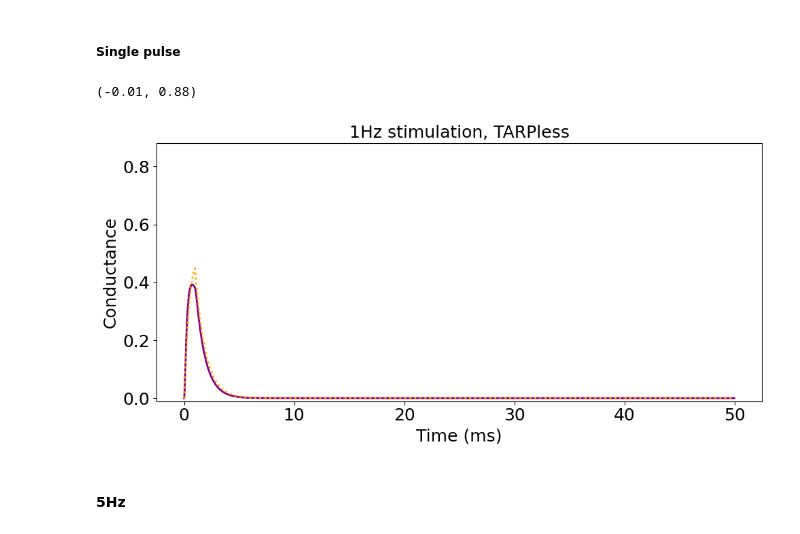
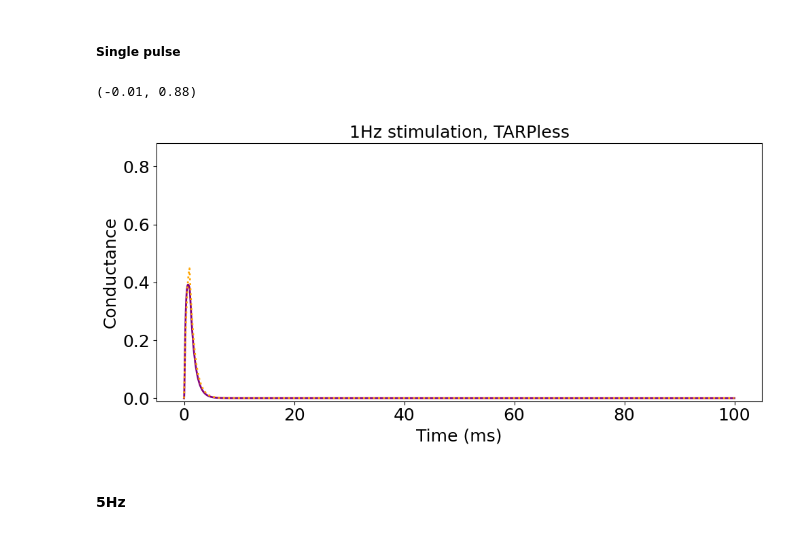
Before and after one commit to Brian-Skelly3/The-Slow-Side-of-AMPA-Dynamics, a Jupyter notebook: Creating_Data.ipynb, the cells around one changed output. Drawn from its saved outputs; the diff is of its cells as text; code cells hidden in the pictures.

```diff
--- a/General_Analysis.ipynb
+++ b/Creating_Data.ipynb
@@ -350,33 +334,33 @@ plt.close()
 # %%
 # 1 pulse
 alpha=6
-solRH = solve_ivp(Milstein2007, [0, 50], y3, args = (0, 36.5, 4.55, 0.3, 10.0, .003, 0.03, 10.0, 1, 1.1, 0.3, 0.1), dense_output=True, rtol=1e-8, method='LSODA', max_step=0.1)
+solRH = solve_ivp(Milstein2007, [0, 100], y3, args = (0, 36.5, 4.55, 0.3, 10.0, .003, 0.03, 10.0, 1, 1.1, 0.3, 0.1), dense_output=True, rtol=1e-8, method='LSODA', max_step=0.1)
 
 
 # Reduced model
 tauK, taug, A1, A2, alpha = [9.28782606e-01, 4.02802597e+02, 1.53943493e+00, 1.51940434e-03, 1]
 tauX, tauU, U_0 = [426.05575527,   0.66710861,   0.62727836]
 y2=[1, U_0, 0, 0]
-sol_norm4 = solve_ivp(time_2first_ord, [0, 50], y2, args =  (0, 1, tauX, tauU, tauK, taug, A1, A2, alpha, U_0), dense_output=True, t_eval=solRH.t, rtol=1e-8, method='LSODA', max_step=0.1)
+sol_norm4 = solve_ivp(time_2first_ord, [0, 100], y2, args =  (0, 1, tauX, tauU, tauK, taug, A1, A2, alpha, U_0), dense_output=True, t_eval=solRH.t, rtol=1e-8, method='LSODA', max_step=0.1)
 
 
 plt.figure(figsize=(10, 5))
 
 plt.plot(solRH.t[:], solRH.y[2,:] + 2*solRH.y[5,:], label='KR model', linestyle='-', color='purple', linewidth=2)
 plt.plot(sol_norm4.t[:], sol_norm4.y[2,:] + sol_norm4.y[3,:], label='With U', linestyle=':', color='orange', linewidth=2)
 
 plt.title('1Hz stimulation, TARPless', fontsize=18)
 plt.xlabel('Time (ms)', fontsize=18)
 plt.ylabel('Conductance', fontsize=18)
 # plt.legend(fontsize=14)
 plt.xticks(fontsize=18)
 plt.yticks(fontsize=18)
 # plt.yscale('log')
 plt.tight_layout()
 # plt.xlim(-1, 50)
 # plt.ylim(0.0, 0.01)
 plt.ylim(-0.01, 0.88)
 # %% [output]
 (-0.01, 0.88)
-[figure, old version]
+[figure, new version]
 # %%
```
Also changed, not shown: parts of 77 cells of this notebook, 10 other files.
